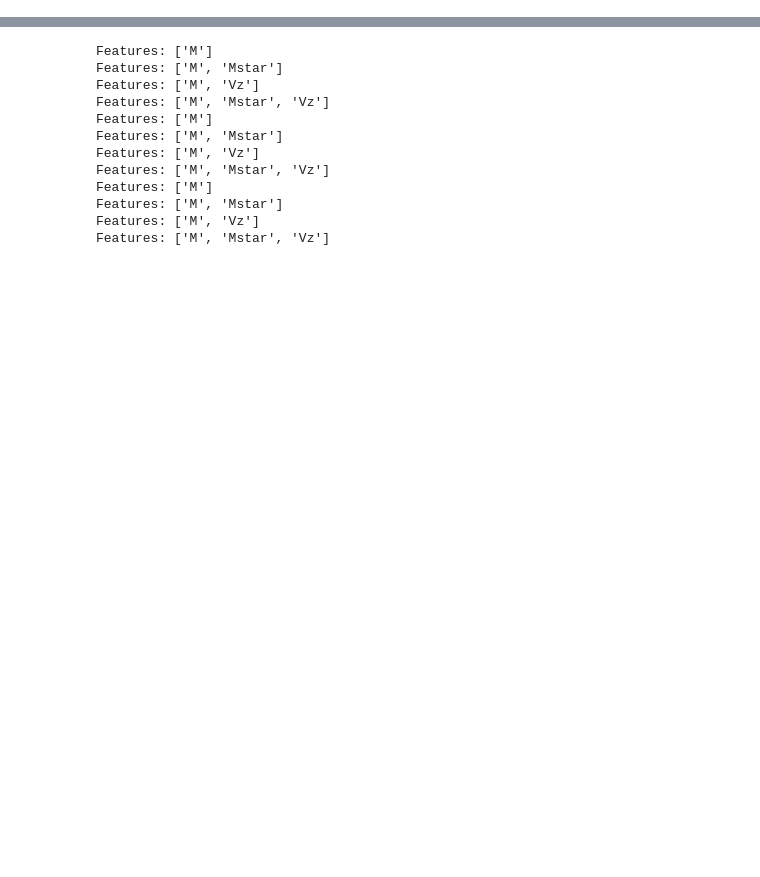
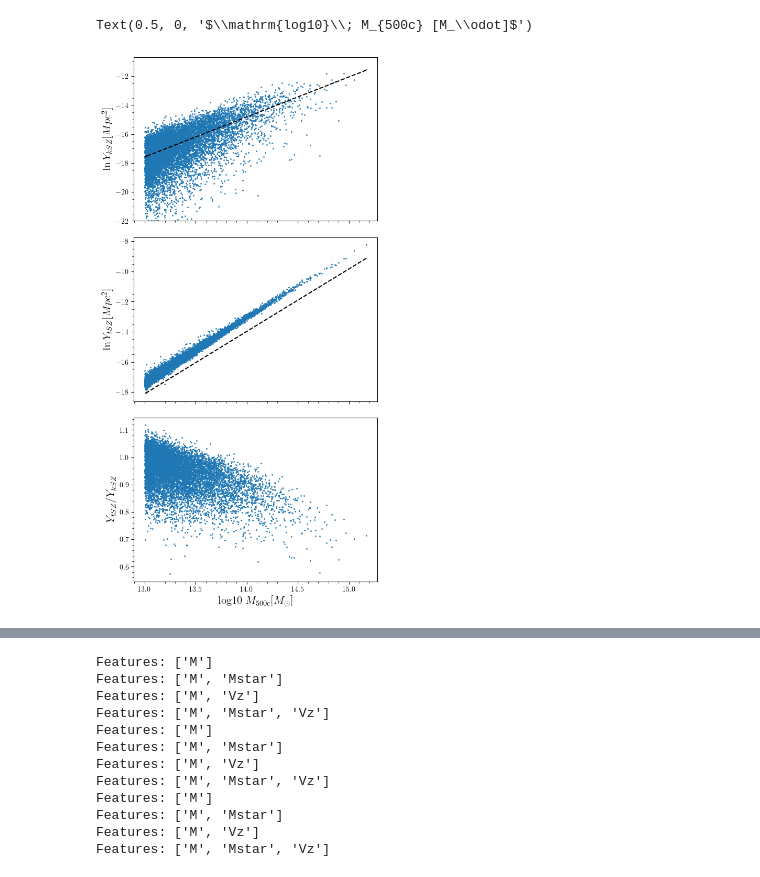
Before and after one commit to antolonappan/kSZscaler, a Jupyter notebook: Notebooks2/test1_r2.ipynb, the cells around one changed output, grey strips where cells are left out. Saved outputs shown, nothing was run; the diff lists cells and outputs as text; code cells hidden in the pictures; blank space fills up the shorter version.

```diff
--- a/Notebooks2/test1_r2.ipynb
+++ b/Notebooks2/test1_r2.ipynb
@@ -56,2 +59,18 @@ df_096_m = data_manupulation(df_096)
+# %%
+fig, (ax1, ax2, ax3) = plt.subplots(3, 1,figsize=(6, 13), sharex=True)
+plt.subplots_adjust(hspace=0.1)
+ax1.scatter(np.log10(np.exp(df_140.M)),df_140.Yksz,s=1,)
+ax1.plot(np.log10(np.exp(df_140.M)),df_140.M*1.20 - 53.5,lw=1.5,c='k',ls='--',label='$\\rm Best\;fit$')
+ax1.set_ylabel('$\ln Y_{kSZ} [Mpc^2]$',fontsize=15)
+ax1.set_ylim(-22)
+ax2.scatter(np.log10(np.exp(df_140.M)),df_140.Ytsz,s=1,)
+ax2.plot(np.log10(np.exp(df_140.M)),df_140.M*(1.8) - 72,lw=1.5,c='k',ls='--',label='$\\rm Best\;fit$')
+ax2.set_ylabel('$\ln Y_{tSZ} [Mpc^2]$',fontsize=15)
+ax3.scatter(np.log10(np.exp(df_140.M)),df_140.Ytsz/df_140.Yksz,s=1,)
+ax3.set_ylabel('$Y_{tSZ}/Y_{kSZ}$',fontsize=15)
+ax3.set_xlabel('$\mathrm{log10}\; M_{500c} [M_\\odot]$',fontsize=15)
+# %% [output]
+Text(0.5, 0, '$\\mathrm{log10}\\; M_{500c} [M_\\odot]$')
+[figure, added]
 # %%
 plt.figure(figsize=(6,6))
```
Also changed, not shown: parts of 14 cells of this notebook, 6 other files.
